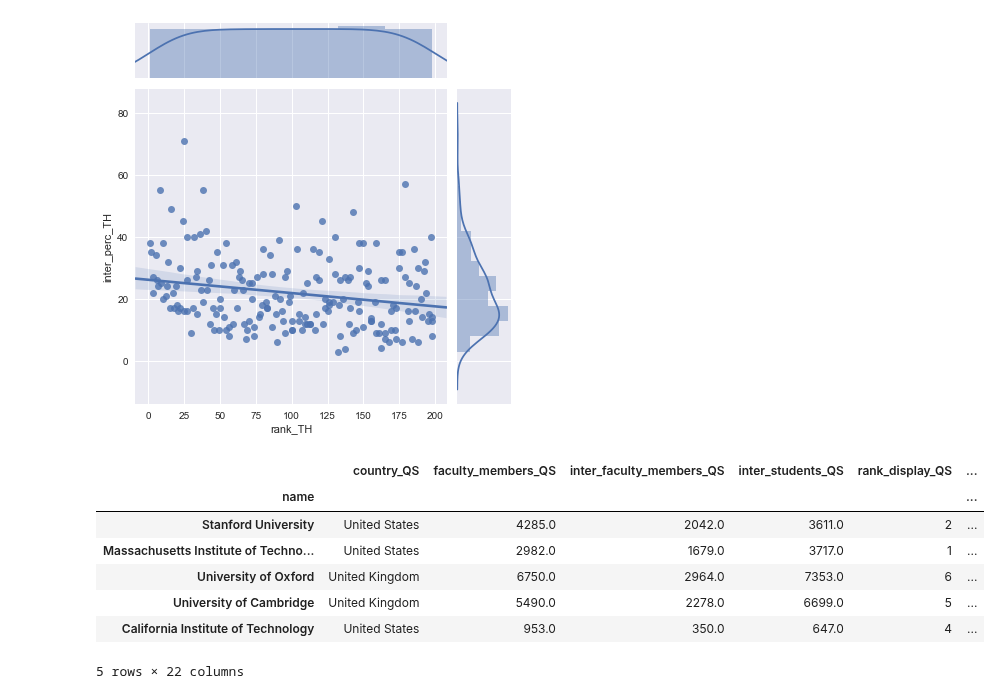
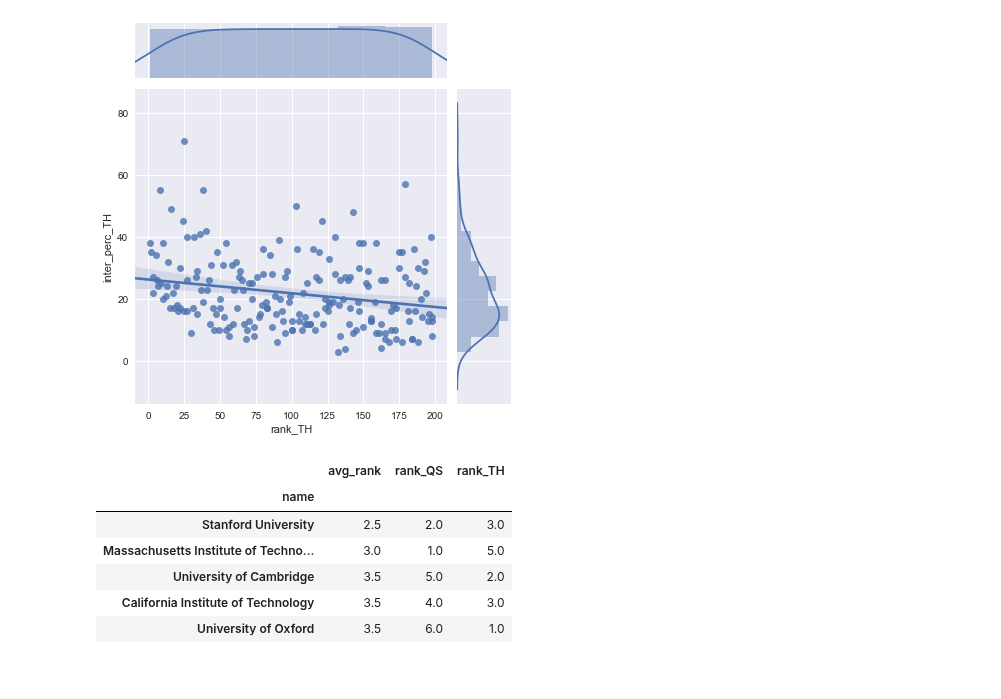
Before and after one commit to roman-bachmann/prayingmantissa, a Jupyter notebook: homework02/homework02.ipynb, the cells around one changed output. Cells and saved outputs as stored; diff of their text form; code cells hidden in the pictures.

```diff
--- a/homework02/homework02.ipynb
+++ b/homework02/homework02.ipynb
@@ -16,6 +16,7 @@ from matplotlib import pyplot as plt
 ## 1. 200 QS Top Universities from www.topuniversities.com
 # %%
 NB_BEST = 200
+WIKI = 'https://en.wikipedia.org/w/index.php?search='
 QS_URL = "https://www.topuniversities.com"
 QS_RANK_URL = "https://www.topuniversities.com/university-rankings/world-university-rankings/2018"
 QS_DATA_URL = "https://www.topuniversities.com/sites/default/files/qs-rankings-data/357051.txt"
@@ -36,6 +37,16 @@ QS_ranking = pd.DataFrame(columns = ["title", "rank_display", "country", "region
 for i in range(NB_BEST):
     df_i = pd.DataFrame.from_dict(QS_data["data"][i], orient='index').T
     df_i = df_i.drop(["stars", "guide", "cc", "logo", "core_id", "url", "nid", "score"], axis=1)
+
+    name = df_i.title[0].strip().replace(' ', '+')
+    w = requests.get(WIKI + name)
+    soup = BeautifulSoup(w.text, 'html.parser')
+    f = soup.find("h1", {"id": "firstHeading"})
+    if (f.get_text() == 'Search results'):
+        ff = soup.find('div', {'class': 'mw-search-result-heading'})
+        df_i['title'] = ff.get_text().strip()
+    else:
+        df_i['title'] = f.get_text().strip()
 
     # Get linked site with more information
     uni_url = QS_URL + QS_data["data"][i]["url"]
@@ -220,6 +245,16 @@ for i in range(NB_BEST):
     df_i = pd.DataFrame.from_dict(TH_data["data"][i], orient='index').T
     drop_cols = df_i.columns.difference(["nid", "name", "rank", "scores_overall", "location"])
     df_i = df_i.drop(drop_cols, axis=1)
+
+    name = df_i.name[0].strip().replace(' ', '+')
+    w = requests.get(WIKI + name)
+    soup = BeautifulSoup(w.text, 'html.parser')
+    f = soup.find("h1", {"id": "firstHeading"})
+    if (f.get_text() == 'Search results'):
+        ff = soup.find('div', {'class': 'mw-search-result-heading'})
+        df_i['name'] = ff.get_text().strip()
+    else:
+        df_i['name'] = f.get_text().strip()
 
     df_i["total_students"] = int(re.sub("[^0-9^.]", "", TH_data["data"][i]["stats_number_students"]))
     percentage_intl = int(re.sub("[^0-9^.]", "", TH_data["data"][i]["stats_pc_intl_students"]))
@@ -404,13 +423,13 @@ g.plot_marginals(sns.distplot)
 [figure]
 # %%
 merged["avg_rank"] = merged[['rank_TH', 'rank_QS']].mean(axis=1)
-merged.sort_values("avg_rank").head()
+top = merged.sort_values("avg_rank").head()
+top[["avg_rank", "rank_QS", "rank_TH"]]
 # %% [output]
-|  | country_QS | faculty_members_QS | inter_faculty_members_QS | inter_students_QS | rank_display_QS | ... |
-| name |  |  |  |  |  | ... |
-| Stanford University | United States | 4285.0 | 2042.0 | 3611.0 | 2 | ... |
-| Massachusetts Institute of Techno... | United States | 2982.0 | 1679.0 | 3717.0 | 1 | ... |
-| University of Oxford | United Kingdom | 6750.0 | 2964.0 | 7353.0 | 6 | ... |
-| University of Cambridge | United Kingdom | 5490.0 | 2278.0 | 6699.0 | 5 | ... |
-| California Institute of Technology | United States | 953.0 | 350.0 | 647.0 | 4 | ... |
+|  | avg_rank | rank_QS | rank_TH |
+| name |  |  |  |
+| Stanford University | 2.5 | 2.0 | 3.0 |
+| Massachusetts Institute of Techno... | 3.0 | 1.0 | 5.0 |
+| University of Cambridge | 3.5 | 5.0 | 2.0 |
+| California Institute of Technology | 3.5 | 4.0 | 3.0 |
+| University of Oxford | 3.5 | 6.0 | 1.0 |
-5 rows × 22 columns
```
Also changed, not shown: parts of 21 cells of this notebook.
